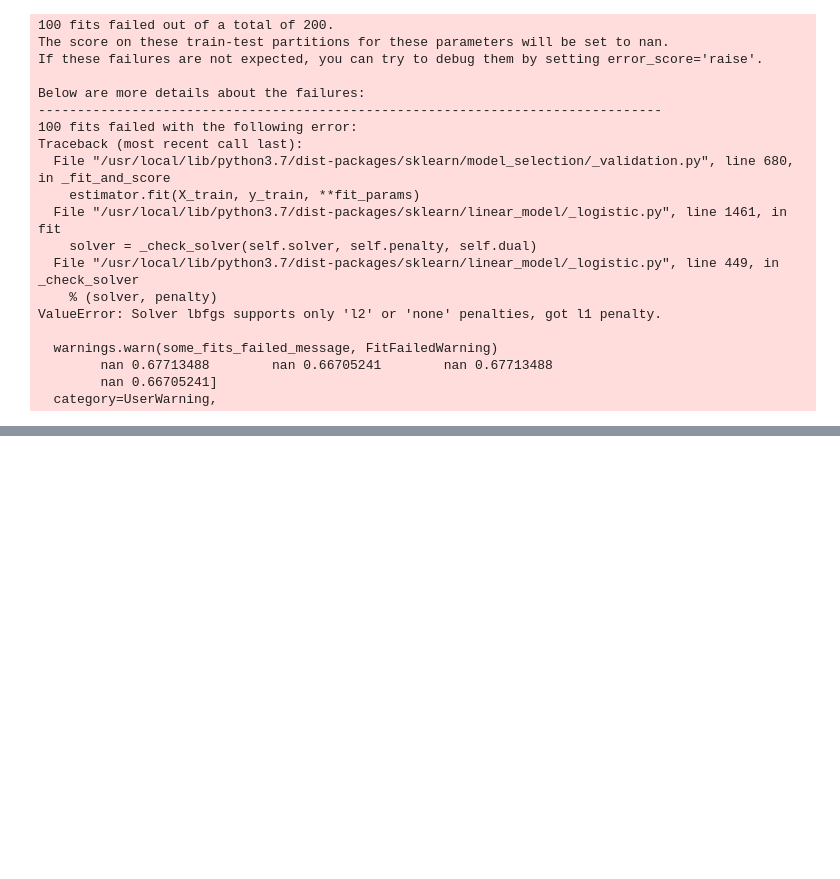
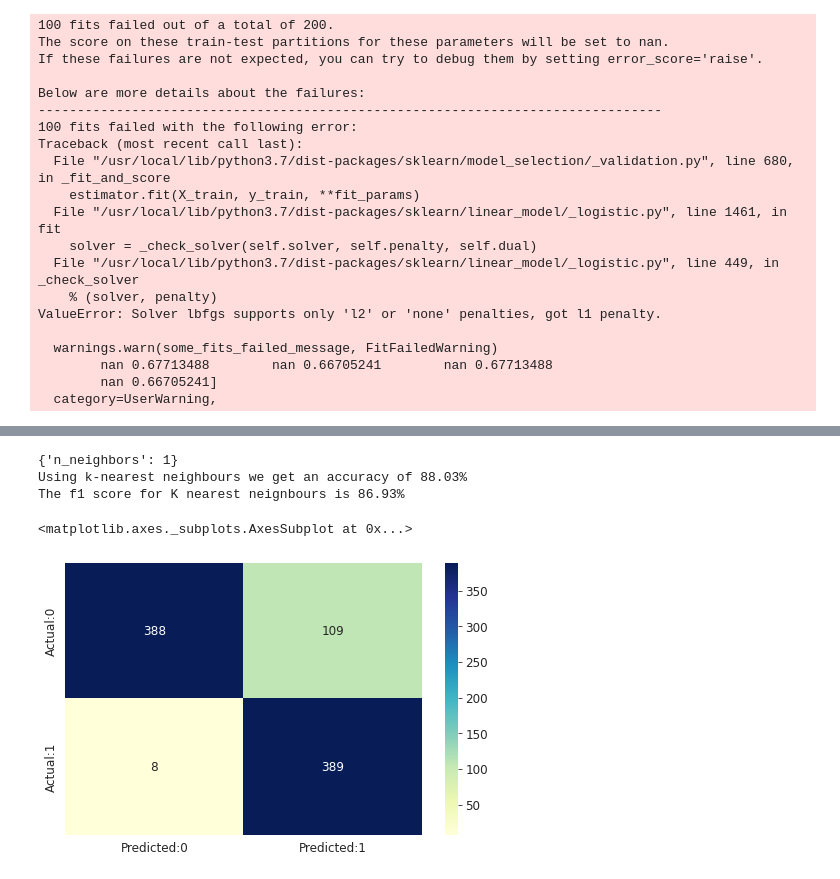
Before and after one commit to Ayushman0Singh/CardiovascularDiseaseRiskPrediction, a Jupyter notebook: CardiovascularRiskPrediction.ipynb, the cells around one changed output, grey strips where cells are left out. Saved outputs shown, nothing was run; the diff lists cells and outputs as text; code cells hidden in the pictures; blank space fills up the shorter version.

```diff
--- a/CardiovascularRiskPrediction.ipynb
+++ b/CardiovascularRiskPrediction.ipynb
@@ -564,0 +604,32 @@ Using logistic regression we get an accuracy of 68.23%
+# %%
+from sklearn.neighbors import KNeighborsClassifier
+# search for optimun parameters using gridsearch
+params= {'n_neighbors': np.arange(1, 10)}
+grid_search = GridSearchCV(estimator = KNeighborsClassifier(), param_grid = params,
+                           scoring = 'accuracy', cv = 10, n_jobs = -1)
+knn_clf = GridSearchCV(KNeighborsClassifier(),params,cv=3, n_jobs=-1)
+# train the model
+knn_clf.fit(X_train,y_train)
+# predictions
+knn_predict = knn_clf.predict(X_test)
+#accuracy
+knn_accuracy = balanced_accuracy_score(y_test,knn_predict)
+# %%
+# best parameters and acccuracy
+print(knn_clf.best_params_)
+print(f"Using k-nearest neighbours we get an accuracy of {round(knn_accuracy*100,2)}%")
+knn_f1 = f1_score(y_test, knn_predict)
+print(f'The f1 score for K nearest neignbours is {round(knn_f1*100,2)}%')
+# %% [output]
+{'n_neighbors': 1}
+Using k-nearest neighbours we get an accuracy of 88.03%
+The f1 score for K nearest neignbours is 86.93%
+# %%
+#drawing a heat map of confusion matrix
+cm=confusion_matrix(y_test,knn_predict)
+conf_matrix=pd.DataFrame(data=cm,columns=['Predicted:0','Predicted:1'],index=['Actual:0','Actual:1'])
+plt.figure(figsize = (8,5))
+sns.heatmap(conf_matrix, annot=True,fmt='d',cmap="YlGnBu")
+# %% [output]
+<matplotlib.axes._subplots.AxesSubplot at 0x...>
+[figure, added]
```
Also changed, not shown: parts of 14 cells of this notebook.
